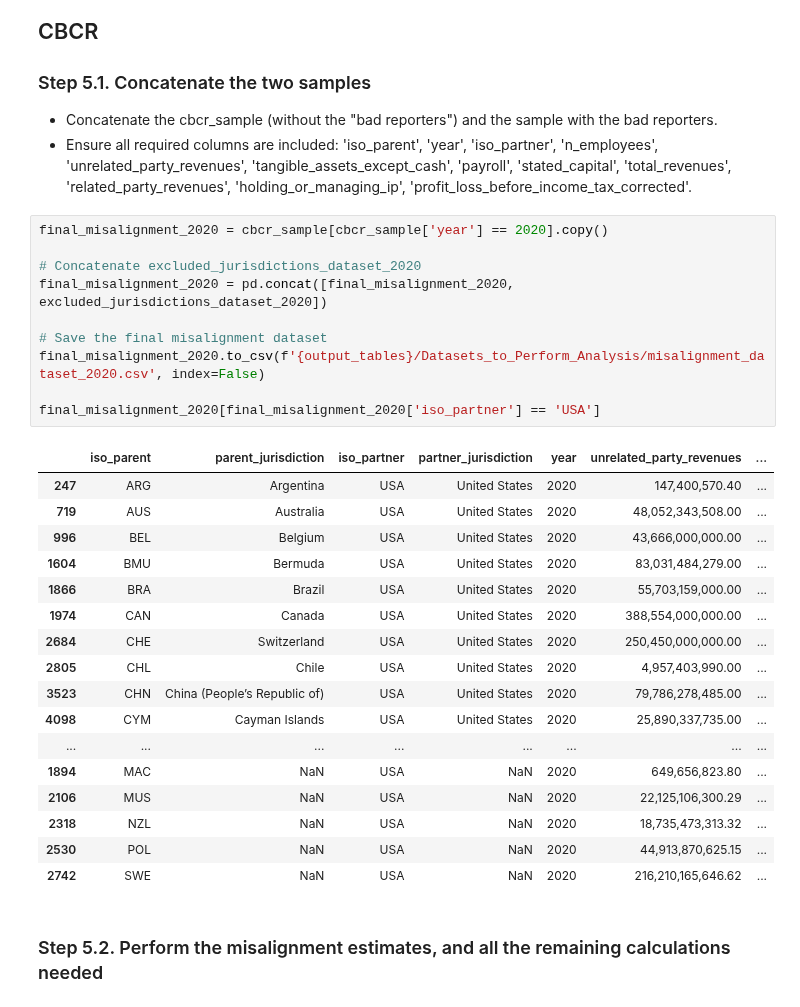
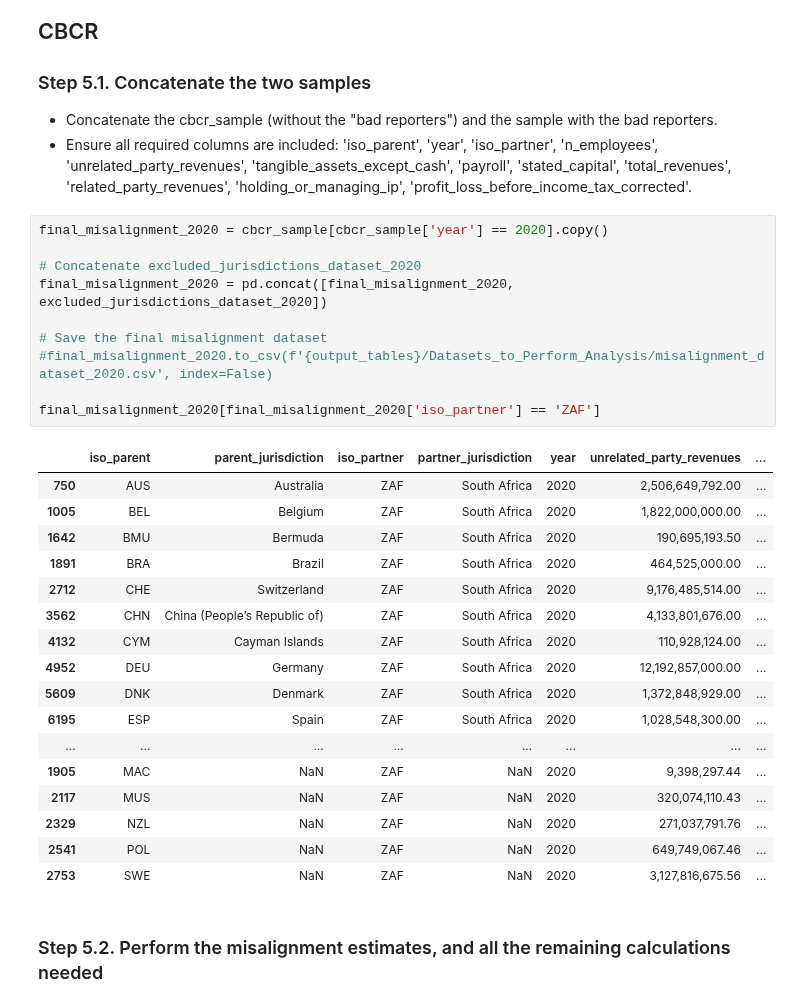
Before and after one commit to Tax-Justice-Network/unitary-taxation, a Jupyter notebook: src/3.5_estimate_profit_shifting_2020.ipynb, the cells around one changed output. Cells and saved outputs as stored; diff of their text form.

```diff
--- a/src/3.5_estimate_profit_shifting_2020.ipynb
+++ b/src/3.5_estimate_profit_shifting_2020.ipynb
@@ -628,31 +628,31 @@ excluded_jurisdictions_dataset_2020[excluded_jurisdictions_dataset_2020['iso_par
 # %%
 final_misalignment_2020 = cbcr_sample[cbcr_sample['year'] == 2020].copy()
 
 # Concatenate excluded_jurisdictions_dataset_2020
 final_misalignment_2020 = pd.concat([final_misalignment_2020, excluded_jurisdictions_dataset_2020])
 
 # Save the final misalignment dataset
-final_misalignment_2020.to_csv(f'{output_tables}/Datasets_to_Perform_Analysis/misalignment_dataset_2020.csv', index=False)
+#final_misalignment_2020.to_csv(f'{output_tables}/Datasets_to_Perform_Analysis/misalignment_dataset_2020.csv', index=False)
 
-final_misalignment_2020[final_misalignment_2020['iso_partner'] == 'USA']
+final_misalignment_2020[final_misalignment_2020['iso_partner'] == 'ZAF']
 # %% [output]
 |  | iso_parent | parent_jurisdiction | iso_partner | partner_jurisdiction | year | unrelated_party_revenues | ... |
-| 247 | ARG | Argentina | USA | United States | 2020 | 147,400,570.40 | ... |
-| 719 | AUS | Australia | USA | United States | 2020 | 48,052,343,508.00 | ... |
-| 996 | BEL | Belgium | USA | United States | 2020 | 43,666,000,000.00 | ... |
-| 1604 | BMU | Bermuda | USA | United States | 2020 | 83,031,484,279.00 | ... |
-| 1866 | BRA | Brazil | USA | United States | 2020 | 55,703,159,000.00 | ... |
-| 1974 | CAN | Canada | USA | United States | 2020 | 388,554,000,000.00 | ... |
-| 2684 | CHE | Switzerland | USA | United States | 2020 | 250,450,000,000.00 | ... |
-| 2805 | CHL | Chile | USA | United States | 2020 | 4,957,403,990.00 | ... |
-| 3523 | CHN | China (People’s Republic of) | USA | United States | 2020 | 79,786,278,485.00 | ... |
-| 4098 | CYM | Cayman Islands | USA | United States | 2020 | 25,890,337,735.00 | ... |
+| 750 | AUS | Australia | ZAF | South Africa | 2020 | 2,506,649,792.00 | ... |
+| 1005 | BEL | Belgium | ZAF | South Africa | 2020 | 1,822,000,000.00 | ... |
+| 1642 | BMU | Bermuda | ZAF | South Africa | 2020 | 190,695,193.50 | ... |
+| 1891 | BRA | Brazil | ZAF | South Africa | 2020 | 464,525,000.00 | ... |
+| 2712 | CHE | Switzerland | ZAF | South Africa | 2020 | 9,176,485,514.00 | ... |
+| 3562 | CHN | China (People’s Republic of) | ZAF | South Africa | 2020 | 4,133,801,676.00 | ... |
+| 4132 | CYM | Cayman Islands | ZAF | South Africa | 2020 | 110,928,124.00 | ... |
+| 4952 | DEU | Germany | ZAF | South Africa | 2020 | 12,192,857,000.00 | ... |
+| 5609 | DNK | Denmark | ZAF | South Africa | 2020 | 1,372,848,929.00 | ... |
+| 6195 | ESP | Spain | ZAF | South Africa | 2020 | 1,028,548,300.00 | ... |
 | ... | ... | ... | ... | ... | ... | ... | ... |
-| 1894 | MAC | NaN | USA | NaN | 2020 | 649,656,823.80 | ... |
-| 2106 | MUS | NaN | USA | NaN | 2020 | 22,125,106,300.29 | ... |
-| 2318 | NZL | NaN | USA | NaN | 2020 | 18,735,473,313.32 | ... |
-| 2530 | POL | NaN | USA | NaN | 2020 | 44,913,870,625.15 | ... |
-| 2742 | SWE | NaN | USA | NaN | 2020 | 216,210,165,646.62 | ... |
+| 1905 | MAC | NaN | ZAF | NaN | 2020 | 9,398,297.44 | ... |
+| 2117 | MUS | NaN | ZAF | NaN | 2020 | 320,074,110.43 | ... |
+| 2329 | NZL | NaN | ZAF | NaN | 2020 | 271,037,791.76 | ... |
+| 2541 | POL | NaN | ZAF | NaN | 2020 | 649,749,067.46 | ... |
+| 2753 | SWE | NaN | ZAF | NaN | 2020 | 3,127,816,675.56 | ... |
 # %% [markdown]
 ### Step 5.2. Perform the misalignment estimates, and all the remaining calculations needed
 # %%
```
Also changed, not shown: 10 other files.
